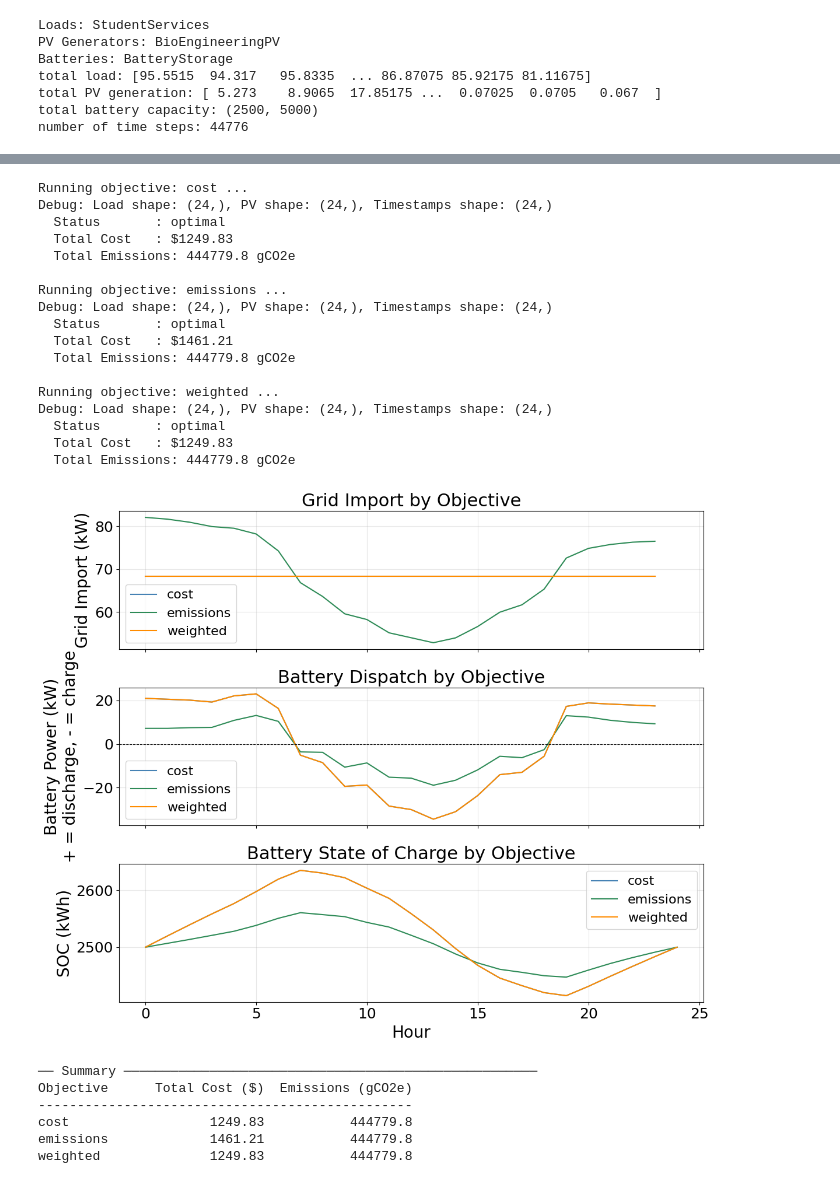
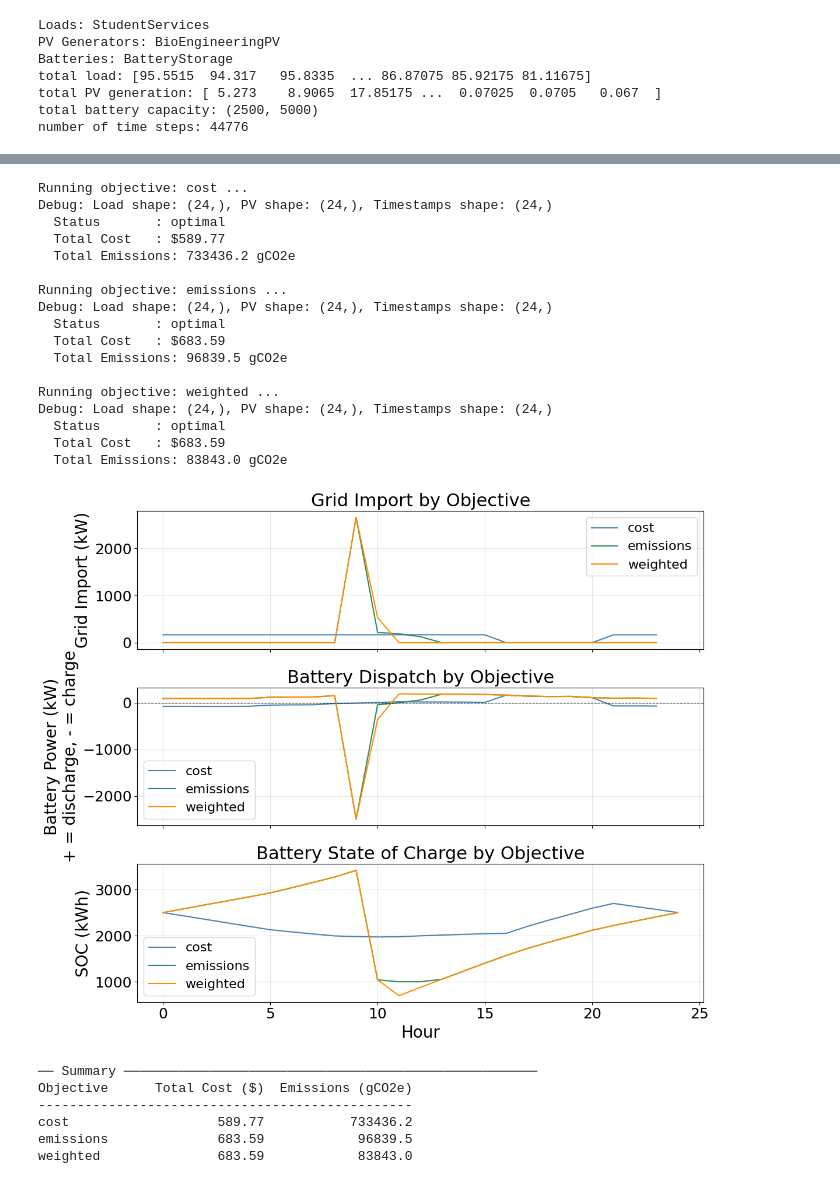
Before and after one commit to dorsamou/project4, a Jupyter notebook: notebooks/optimization.ipynb, the cells around one changed output, grey strips where cells are left out. Drawn from its saved outputs; the diff is of its cells as text; code cells hidden in the pictures.

```diff
--- a/notebooks/optimization.ipynb
+++ b/notebooks/optimization.ipynb
@@ -151,6 +114,6 @@ total emissions (kg CO2): 444779.82825300004
 # %%
-START = '2016-07-16'
-END   = '2016-07-17'
+START = '2018-07-16'
+END   = '2018-07-17'
 
 LOADS       = ['StudentServices']               # adjust to your asset names in DATASETS
 PV          = ['BioEngineeringPV']               # set to None if no PV
@@ -205,43 +168,43 @@ ax = axes[2]
 for obj, r in results.items():
     ax.plot(r['soc'], label=obj, color=colors[obj])
 ax.set_ylabel('SOC (kWh)')
 ax.set_xlabel('Hour')
 ax.set_title('Battery State of Charge by Objective')
 ax.legend()
 ax.grid(True, alpha=0.3)
 
 plt.tight_layout()
 plt.show()
 
 print("\n── Summary ─────────────────────────────────────────────────────")
 print(f"{'Objective':<12} {'Total Cost ($)':>16} {'Emissions (gCO2e)':>18}")
 print("-" * 48)
 for obj, r in results.items():
     cost = r['cost_breakdown']['total_cost']
     emissions = r['total_emissions_gco2']
     print(f"{obj:<12} {cost:>16.2f} {emissions:>18.1f}")
 # %% [output]
 Running objective: cost ...
 Debug: Load shape: (24,), PV shape: (24,), Timestamps shape: (24,)
   Status       : optimal
-  Total Cost   : $1249.83
-  Total Emissions: 444779.8 gCO2e
+  Total Cost   : $589.77
+  Total Emissions: 733436.2 gCO2e
 
 Running objective: emissions ...
 Debug: Load shape: (24,), PV shape: (24,), Timestamps shape: (24,)
   Status       : optimal
-  Total Cost   : $1461.21
-  Total Emissions: 444779.8 gCO2e
+  Total Cost   : $683.59
+  Total Emissions: 96839.5 gCO2e
 
 Running objective: weighted ...
 Debug: Load shape: (24,), PV shape: (24,), Timestamps shape: (24,)
   Status       : optimal
-  Total Cost   : $1249.83
-  Total Emissions: 444779.8 gCO2e
+  Total Cost   : $683.59
+  Total Emissions: 83843.0 gCO2e
-[figure, old version]
+[figure, new version]
 ── Summary ─────────────────────────────────────────────────────
 Objective      Total Cost ($)  Emissions (gCO2e)
 ------------------------------------------------
-cost                  1249.83           444779.8
-emissions             1461.21           444779.8
-weighted              1249.83           444779.8
+cost                   589.77           733436.2
+emissions              683.59            96839.5
+weighted               683.59            83843.0
```
Also changed, not shown: parts of 7 cells of this notebook, 3 other files.
